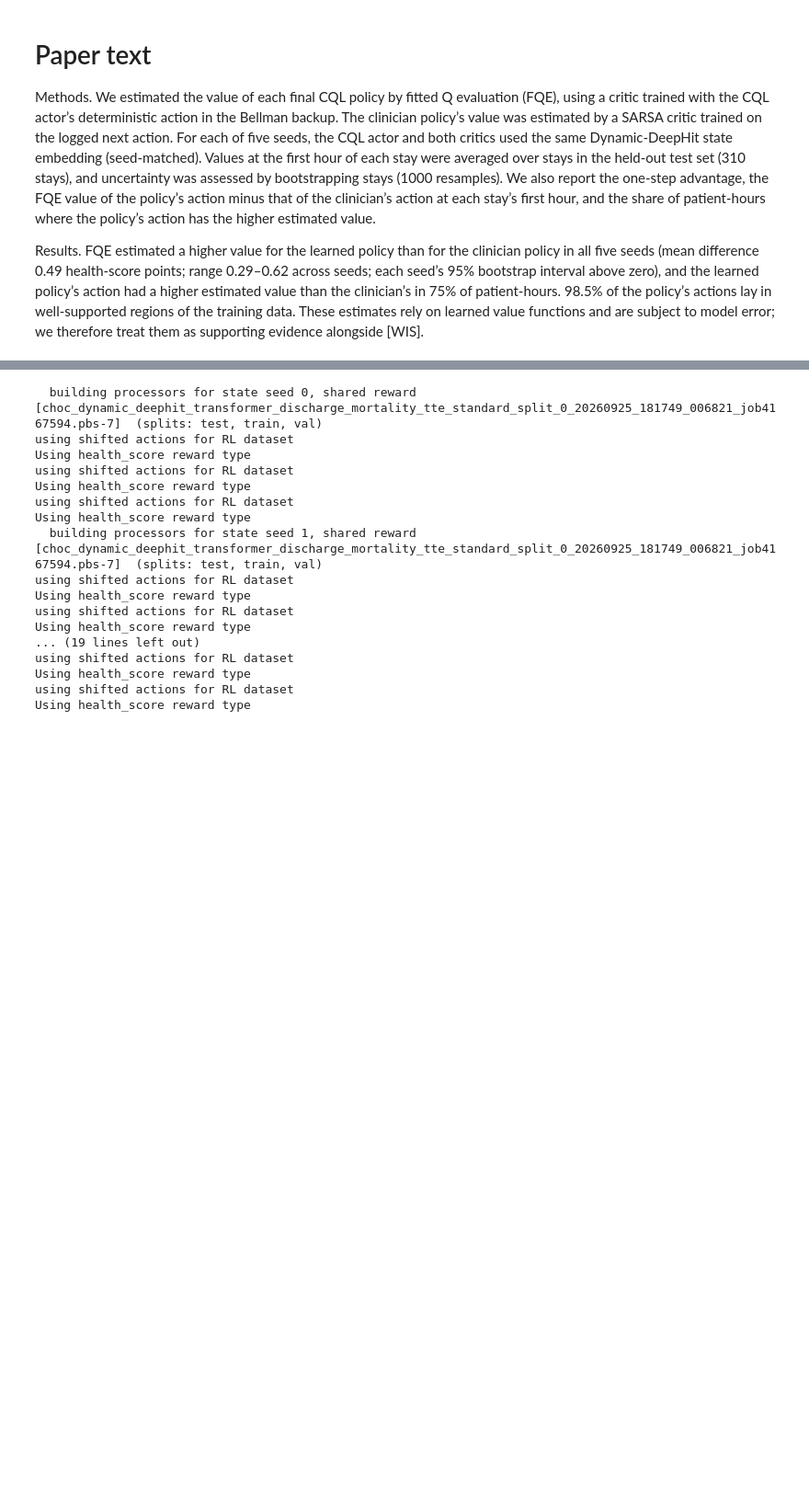
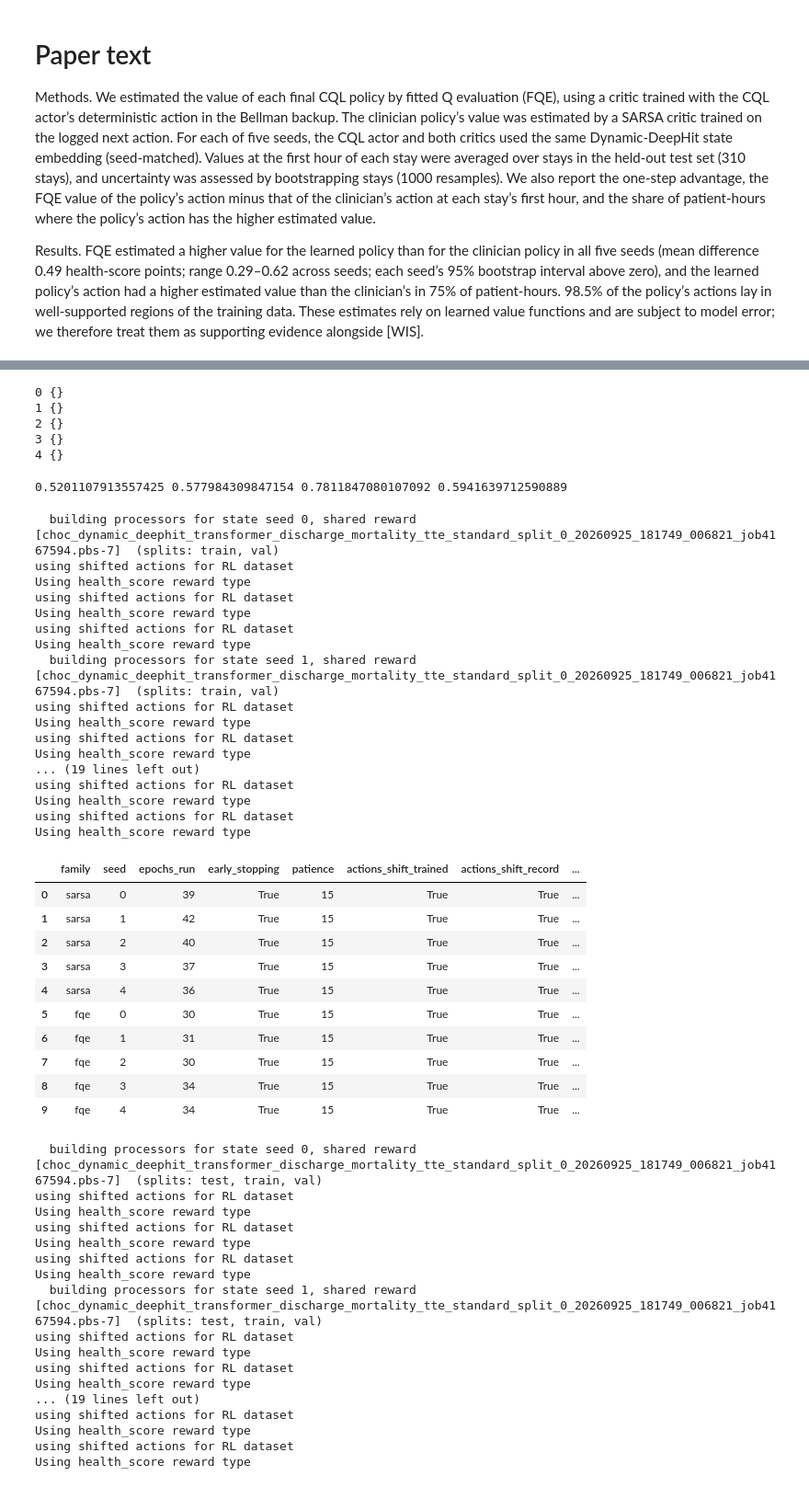
Before and after one commit to jakeormond/ai_clinician_pediatric_rl, a Jupyter notebook: src/rl/evaluate_fqe_final_seeds.ipynb, the cells around one changed output, grey strips where cells are left out. Shown at 92% size. Drawn from its saved outputs; the diff is of its cells as text; code cells hidden in the pictures; blank space fills up the shorter version.

```diff
--- a/src/rl/evaluate_fqe_final_seeds.ipynb
+++ b/src/rl/evaluate_fqe_final_seeds.ipynb
@@ -180,0 +283,12 @@ Results. FQE estimated a higher value for the learned policy than for the clinic
+# %%
+def td_diag_fqe(cql, fqe, p):
+    gamma = float(fqe.record.get("discount"))
+    s, a, s2 = D.states(p), D.actions(p), D.next_states(p)
+    a2 = fqe_ope.actor_actions(cql, s2)                 # target policy's action at the next state
+    r, done = D.rewards(p) / fqe.reward_scale, D.dones(p)
+    td = r + gamma * (~done) * fqe.q(s2, a2, scaled=True) - fqe.q(s, a, scaled=True)
+    return {"seed": fqe.seed, "mean_reward": r.mean(), "mean_td": td.mean(),
+            "mean_td_nondone": td[~done].mean(), "mean_td_done": td[done].mean(), "rmse_td": np.sqrt((td ** 2).mean())}
+
+fq = fqe_models[()]
+display(pd.DataFrame([td_diag_fqe(cql_final[s], fq[s], p_tr[s]) for s in sorted(fq)]).round(4))
@@ -181,3 +356,70 @@ Results. FQE estimated a higher value for the learned policy than for the clinic
+# %%
+for k, m in fq.items():
+    print(k, {h: v for h, v in m.record.hyperparams.items() if any(t in h.lower() for t in ("actor", "policy", "cql", "target", "model_type", "alpha"))})
+# %% [output]
+0 {}
+1 {}
+2 {}
+3 {}
+4 {}
+# %%
+p = p_tr[0]; s, a = D.states(p), D.actions(p)
+qf, qs = fq[0].q(s, a, scaled=True), sarsa_models[()][0].q(s, a, scaled=True)
+print(np.corrcoef(qf, qs)[0, 1], (qf - qs).mean(), qf.std(), qs.std())
+# %% [output]
+0.5201107913557425 0.577984309847154 0.7811847080107092 0.5941639712590889
+# %%
+import json, os, pickle
+
+def last(x): return x[-1] if isinstance(x, (list, tuple)) else x
+
+rows = []
+for fam, ms in (("sarsa", sarsa_models[()]), ("fqe", fq)):
+    for k, m in sorted(ms.items()):
+        rd = m.record.run_dir
+        res = json.load(open(os.path.join(rd, "results.json")))
+        n_ep = pickle.load(open(os.path.join(rd, "all_scores.pkl"), "rb")).get("n_epochs")
+        hp, cfg, vs = res["hyperparameters"], res["config"], res["val_scores"]
+        p = store.processor(cql_final[k], "val")
+        rows.append({"family": fam, "seed": k,
+                     "epochs_run": n_ep, "early_stopping": cfg.get("early_stopping_flag"), "patience": cfg.get("patience"),
+                     "actions_shift_trained": hp.get("actions_shift"),
+                     "actions_shift_record": m.record.get("actions_shift"),
+                     "n_step": hp.get("n_step"), "reward_scaling": hp.get("reward_scaling"),
+                     "saved_val_meanQ": last(vs.get("val/mean_Q")),
+                     "my_val_meanQ": float(m.q(D.states(p), D.actions(p)).mean())})
+chk = pd.DataFrame(rows)
+chk["meanQ_diff"] = chk["my_val_meanQ"] - chk["saved_val_meanQ"]
+display(chk.round(4))
+# %% [output]
+  building processors for state seed 0, shared reward [choc_dynamic_deephit_transformer_discharge_mortality_tte_standard_split_0_20260925_181749_006821_job4167594.pbs-7]  (splits: train, val)
+using shifted actions for RL dataset
+Using health_score reward type
+using shifted actions for RL dataset
+Using health_score reward type
+using shifted actions for RL dataset
+Using health_score reward type
+  building processors for state seed 1, shared reward [choc_dynamic_deephit_transformer_discharge_mortality_tte_standard_split_0_20260925_181749_006821_job4167594.pbs-7]  (splits: train, val)
+using shifted actions for RL dataset
+Using health_score reward type
+using shifted actions for RL dataset
+Using health_score reward type
+... (19 lines left out)
+using shifted actions for RL dataset
+Using health_score reward type
+using shifted actions for RL dataset
+Using health_score reward type
+|  | family | seed | epochs_run | early_stopping | patience | actions_shift_trained | actions_shift_record | ... |
+| 0 | sarsa | 0 | 39 | True | 15 | True | True | ... |
+| 1 | sarsa | 1 | 42 | True | 15 | True | True | ... |
+| 2 | sarsa | 2 | 40 | True | 15 | True | True | ... |
+| 3 | sarsa | 3 | 37 | True | 15 | True | True | ... |
+| 4 | sarsa | 4 | 36 | True | 15 | True | True | ... |
+| 5 | fqe | 0 | 30 | True | 15 | True | True | ... |
+| 6 | fqe | 1 | 31 | True | 15 | True | True | ... |
+| 7 | fqe | 2 | 30 | True | 15 | True | True | ... |
+| 8 | fqe | 3 | 34 | True | 15 | True | True | ... |
+| 9 | fqe | 4 | 34 | True | 15 | True | True | ... |
 # %%
 import os, hashlib
 
```
Also changed, not shown: parts of 6 cells of this notebook, 2 other files.
